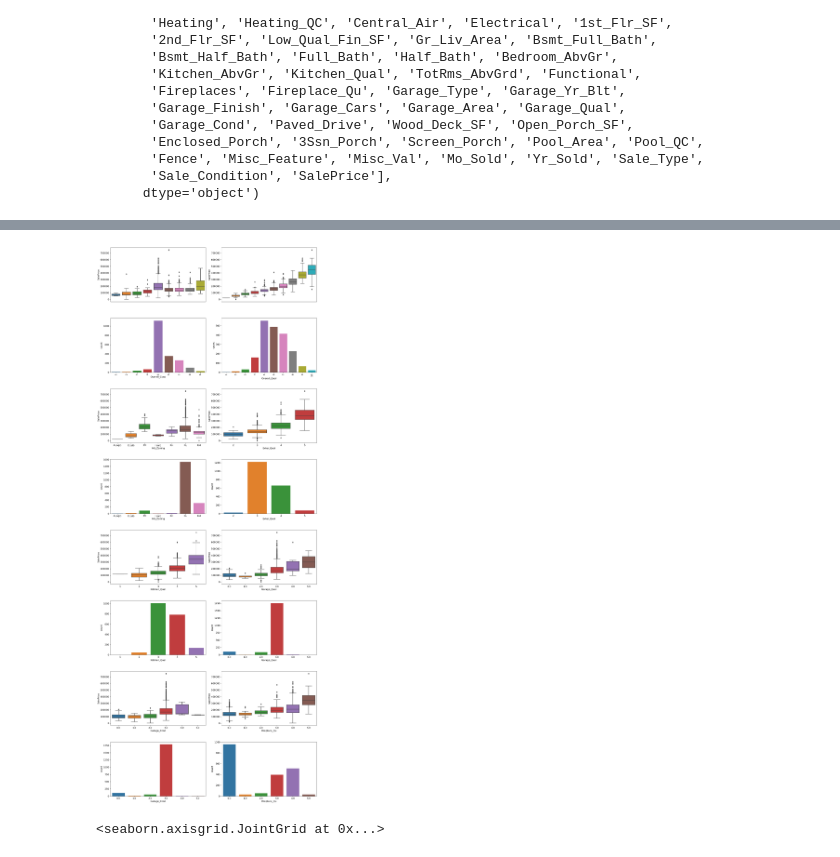
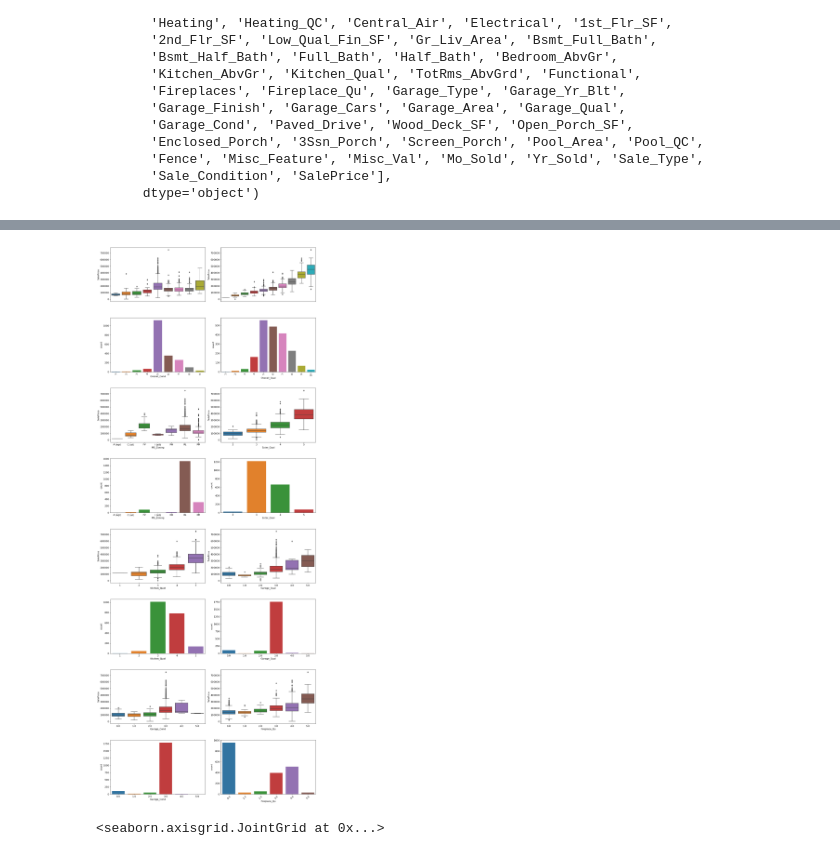
Before and after one commit to noah18c/Data_analysis, a Jupyter notebook: clinic_2/clinic2-empty-2024.ipynb, the cells around one changed output, grey strips where cells are left out. Drawn from its saved outputs; the diff is of its cells as text; code cells hidden in the pictures.

```diff
--- a/clinic_2/clinic2-empty-2024.ipynb
+++ b/clinic_2/clinic2-empty-2024.ipynb
@@ -1038,36 +1039,38 @@ def plot_eda_q3(training_data):
 
     sns.countplot(
         x='Fireplace_Qu',
         data=training_data.sort_values('Fireplace_Qu'),
         ax=axs[7, 1]
+
     )
 
 
     # Formatting axes
     for ax in axs[1, :]: # Only the bottom row needs x-axis labels rotated
         ax.set_xticklabels(ax.xaxis.get_majorticklabels(), rotation=90)
     for ax in axs[0, :]: # Hide x-axis labels for the top row
         ax.xaxis.set_visible(False)
 
     # Adjust layout
     plt.tight_layout()
     plt.subplots_adjust(hspace=0.3) # Adjust space between rows
+    plt.xticks(rotation=45)
 
     plt.show()
 
-plot_data_q3 = training_data
+plot_data_q3 = full_data
 
-# Convert some of our categorical data to numerical such that it will display in increasing order
+# Convert some of our categorical data to numerical such that it will display in increasing order and to later compute correlations based off of the rankings
 
 plot_data_q3 = six_point_scale_transform(plot_data_q3, column='Garage_Qual')
 plot_data_q3 = six_point_scale_transform(plot_data_q3, column='Garage_Cond')
 plot_data_q3 = six_point_scale_transform(plot_data_q3, column='Exter_Qual')
 plot_data_q3 = six_point_scale_transform(plot_data_q3, column='Kitchen_Qual')
 plot_data_q3 = six_point_scale_transform(plot_data_q3, column= 'Fireplace_Qu')
 
 plot_eda_q3(plot_data_q3)
 # %% [output]
-[figure, old version]
+[figure, new version]
 # %%
 sns.jointplot(
     x='Garage_Area',
```
Also changed, not shown: parts of 7 cells of this notebook.
